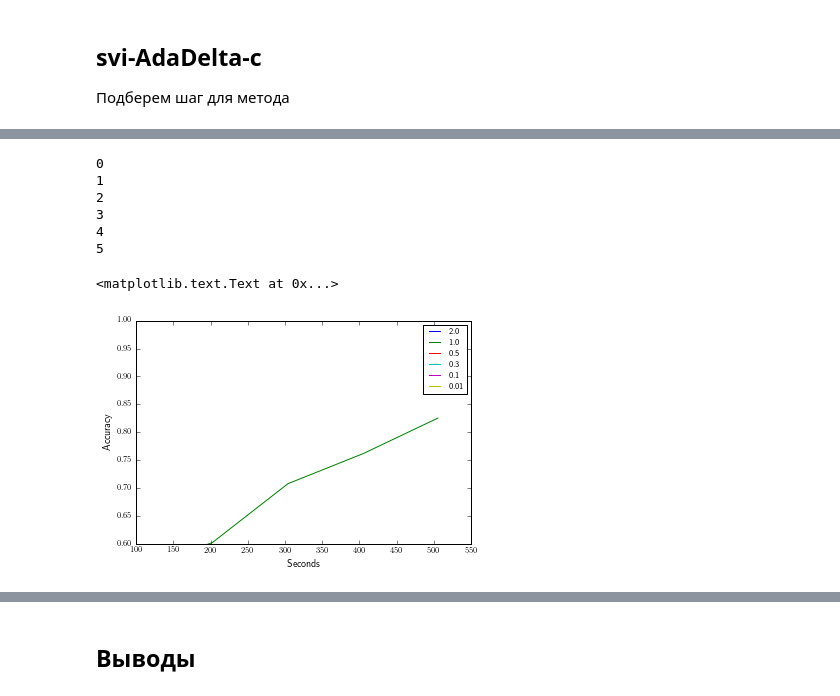
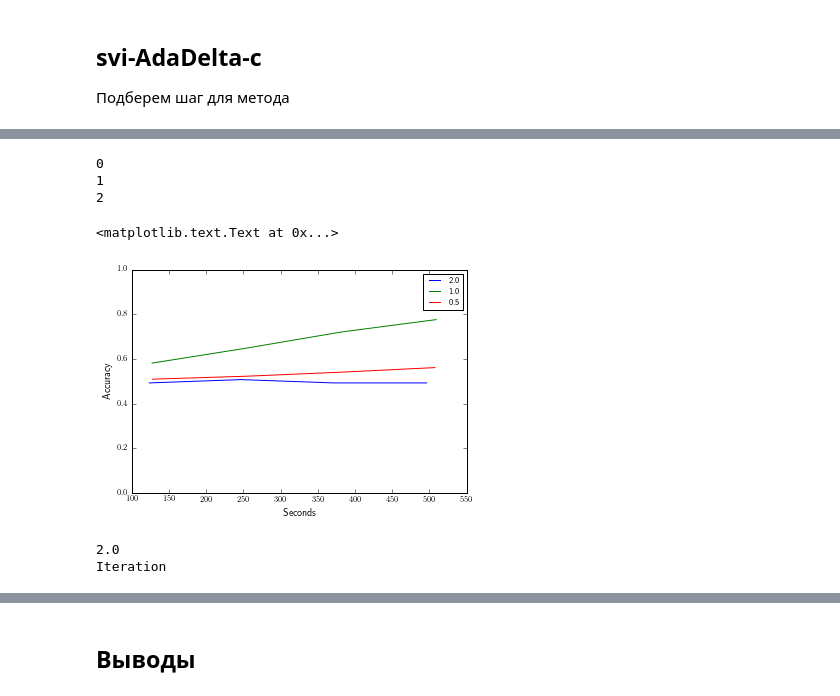
Before and after one commit to afcarl/CourseProject, a Jupyter notebook: Code/Experiments/vi_svi_classification/mnist.ipynb, the cells around one changed output, grey strips where cells are left out. Saved outputs shown, nothing was run; the diff lists cells and outputs as text; code cells hidden in the pictures.

```diff
--- a/Code/Experiments/vi_svi_classification/mnist.ipynb
+++ b/Code/Experiments/vi_svi_classification/mnist.ipynb
@@ -93,0 +99,10 @@ plt.ylabel('Accuracy')
+# %%
+maxfuns = [5, 10, 15, 20]
+results = []
+for maxfun in maxfuns:
+    print(maxfun)
+    model_covariance_obj = SquaredExponential(np.copy(cov_params))
+    vi_gp = GPC(model_covariance_obj, method='vi')
+    opts = {'maxfun':maxfun, 'mydisp': True, 'num_updates':5}
+    results.append(vi_gp.fit(x_tr, y_tr, inputs=inputs, optimizer_options=opts, max_out_iter=7))
+    print()
@@ -93,0 +127,10 @@ plt.ylabel('Accuracy')
+# %%
+metric = lambda w: vi_gp.get_prediction_quality(w, x_test, y_test)
+for i in range(len(maxfuns)):
+    vi_x_lst, vi_y_lst = results[i].plot_performance(metric, 't', freq=1)
+    plt.plot(vi_x_lst[1:], vi_y_lst[1:], label=maxfuns[i])
+    print(i)
+plt.ylim([0.85, 1.])
+plt.legend()
+plt.xlabel('Seconds')
+plt.ylabel('Accuracy')
@@ -130,12 +182,14 @@ plt.ylabel('Accuracy')
 Подберем шаг для метода
 # %%
 results = []
-steps = [2., 1., 0.5, 0.3, 0.1, 0.01]
+steps = [2., 1., 0.5]
 for step in steps:
+    print(step)
     model_covariance_obj = SquaredExponential(np.copy(cov_params))
     ad_gp = GPC(model_covariance_obj, method='svi', hermgauss_deg=100)
 
-    opts = {'mode': 'adadelta', 'maxiter': 20, 'verbose': False, 'batch_size': 200,
+    opts = {'mode': 'adadelta', 'maxiter': 20, 'verbose': True, 'batch_size': 200,
             'step_rate': step}#, 'print_freq':50}
     batch_res = ad_gp.fit(x_tr, y_tr, inputs=inputs, optimizer_options=opts)
     results.append(batch_res)
+    print()
@@ -142,19 +214,34 @@ for step in steps:
 # %%
 metric = lambda w: ad_gp.get_prediction_quality(w, x_test, y_test)
 for i in range(len(results)):
-    svi_ad_x_lst, svi_ad_y_lst = results[i].plot_performance(metric, 't', freq=4)
+    svi_ad_x_lst, svi_ad_y_lst = results[i].plot_performance(metric, 't', freq=5)
     plt.plot(svi_ad_x_lst[1:], svi_ad_y_lst[1:], label=steps[i])
     print(i)
 plt.ylim([0., 1.])
 plt.legend()
 plt.xlabel('Seconds')
 plt.ylabel('Accuracy')
 # %% [output]
 0
 1
 2
-3
-4
-5
 <matplotlib.text.Text at 0x...>
-[figure, old version]
+[figure, new version]
+# %%
+results = []
+steps = [2., 1., 0.5]
+for step in steps:
+    print(step)
+    model_covariance_obj = SquaredExponential(np.copy(cov_params))
+    ad_gp = GPC(model_covariance_obj, method='svi', hermgauss_deg=100)
+
+    opts = {'mode': 'adadelta', 'maxiter': 20, 'verbose': True, 'batch_size': 100,
+            'step_rate': step}#, 'print_freq':50}
+    batch_res = ad_gp.fit(x_tr, y_tr, inputs=inputs, optimizer_options=opts)
+    results.append(batch_res)
+    predicted = ad_gp.predict(x_test)
+    print(accuracy_score(y_test, predicted))
+    print()
+# %% [output]
+2.0
+Iteration
```
Also changed, not shown: parts of 17 cells of this notebook, 9 other files.
